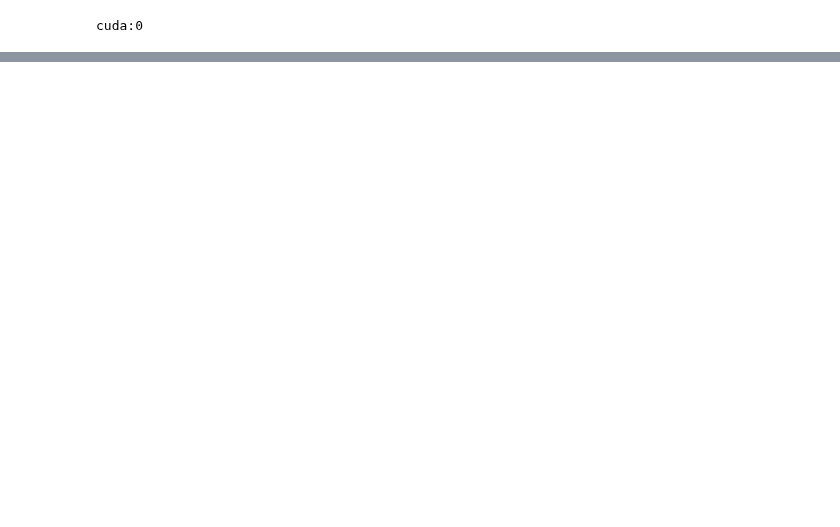
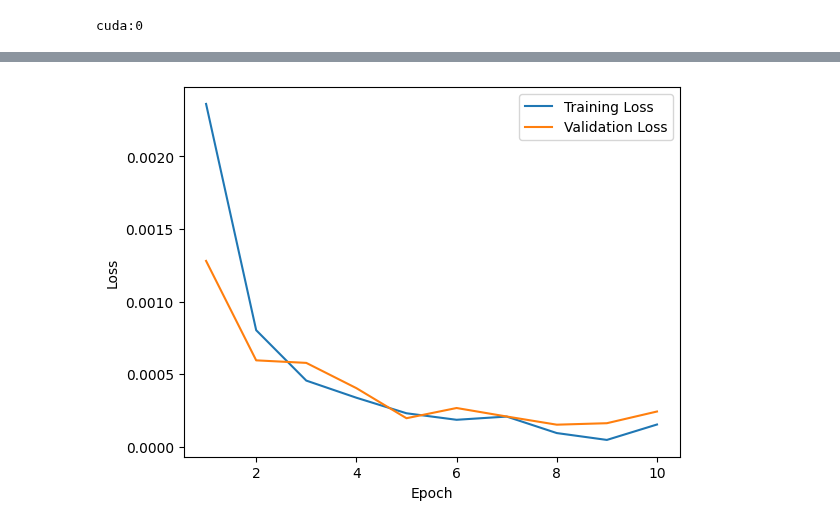
Before and after one commit to NatalTiger26/LLM-Text-Detection, a Jupyter notebook: BERT Model finetuning.ipynb, the cells around one changed output, grey strips where cells are left out. Cells and saved outputs as stored; diff of their text form; code cells hidden in the pictures; blank space fills up the shorter version.

```diff
--- a/BERT Model finetuning.ipynb
+++ b/BERT Model finetuning.ipynb
@@ -25,12 +26,8 @@ cuda:0
 # %%
-df = pd.read_csv('/kaggle/input/combined-dataset/data.csv', \
-                            usecols=['text', 'generated'], )
-size = 1000
-df_0 = df[df['generated'] == 0].sample(n=size//2, random_state=42)
-df_1 = df[df['generated'] == 1].sample(n=size//2, random_state=42)
-df = pd.concat([df_0, df_1]).reset_index(drop=True)
-# stratified_sample = df.groupby('generated').apply(lambda x: x.sample(frac=0.5, random_state=42))
+# This cell is to read the data and create a balanced dataset if needed
 
-# df = stratified_sample.sample(frac=1).reset_index(drop=True)[:1000]
-# df['generated'].sum()
-df
+# size = 100
+df = pd.read_csv('/kaggle/input/combined-dataset/data.csv', usecols=['text', 'generated'], )
+# df_0 = df[df['generated'] == 0].sample(n=size//2, random_state=42)
+# df_1 = df[df['generated'] == 1].sample(n=size//2, random_state=42)
+# df = pd.concat([df_0, df_1]).reset_index(drop=True)
@@ -211,21 +228,22 @@ val_loader = DataLoader(val_dataset, batch_size=BATCH_SIZE, shuffle=False)
 # %%
-
-optimizer = torch.optim.AdamW(model.parameters(), lr=2e-5)
-loss_fn = nn.CrossEntropyLoss()
+# lists to store metrics
+Tr_loss, Tr_acc, Vl_loss, Vl_acc = [], [], [], []
+Vl_roc_auc, Vl_precision, Vl_recall, Vl_f1 = [], [], [], []
+Vl_fpr, Vl_tpr = [], []
 
 for epoch in tqdm(range(NUM_EPOCHS)):
-    Tr_loss, Tr_acc, Vl_loss, Vl_acc = [], [], [], []
-    Vl_roc_auc, Vl_precision, Vl_recall, Vl_f1 = [], [], [], []
-    Vl_fpr, Vl_tpr = [], []
-
     print(f"Epoch {epoch+1}")
 
+    # train the model
     train_loss, train_acc = train(model, train_loader, optimizer, loss_fn)
+
+    # validate the model
     val_loss, val_acc, roc_auc, precision, recall, f1, fpr, tpr = validation(model, val_loader, loss_fn)
 
-    Tr_loss.append(train_loss)
+    # all the metrics is stored in lists for further analysis
+    Tr_loss.append(train_loss.item())
     Tr_acc.append(train_acc)
-    Vl_loss.append(val_loss)
+    Vl_loss.append(val_loss.item())
     Vl_acc.append(val_acc)
     Vl_roc_auc.append(roc_auc)
     Vl_precision.append(precision)
@@ -234,7 +252,6 @@ for epoch in tqdm(range(NUM_EPOCHS)):
     Vl_tpr.append(tpr)
     Vl_fpr.append(fpr)
 
-    print(f"Epoch {epoch+1}")
     print(f"Train Loss: {train_loss:.4f}, Train Acc: {train_acc:.4f}, Val Loss: {val_loss:.4f}, Val Acc: {val_acc:.4f}")
     print(f"AOC ROC: {roc_auc:.4f}, Precision: {precision:.4f}, Recall: {recall:.4f}, F1: {f1:.4f}, ")
     print("\n")
@@ -300,0 +307,11 @@ AOC ROC: 0.9938, Precision: 0.9860, Recall: 0.9962, F1: 0.9911,
+# %%
+# Loss vs epoch
+
+plt.plot(range(1, NUM_EPOCHS+1), Tr_loss, label="Training Loss")
+plt.plot(range(1, NUM_EPOCHS+1), Vl_loss, label="Validation Loss")
+plt.xlabel('Epoch')
+plt.ylabel('Loss')
+plt.legend()
+plt.show()
+# %% [output]
+[figure, added]
```
Also changed, not shown: parts of 22 cells of this notebook, 2 other files.
